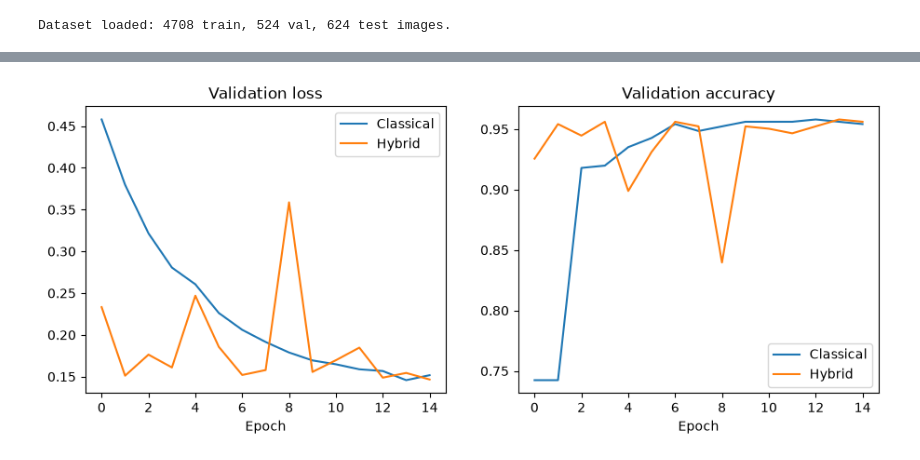
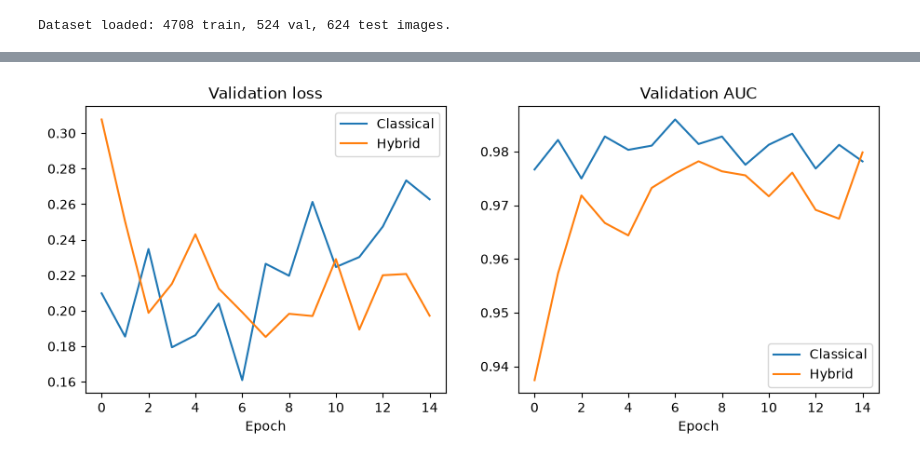
Before and after one commit to Pratz2005/Quantum-Transfer-Learning, a Jupyter notebook: main.ipynb, the cells around one changed output, grey strips where cells are left out. Cells and saved outputs as stored; diff of their text form; code cells hidden in the pictures.

Commit message:
added class weights and val loss

```diff
--- a/main.ipynb
+++ b/main.ipynb
@@ -155,11 +206,13 @@ def train_and_evaluate(model, dataloaders, epochs=15, lr=1e-3):
 # %%
 class BottleneckClassicalClassifier(nn.Module):
-    def __init__(self, in_features=512, hidden_dim=4, num_classes=2):
+    def __init__(self, in_features=512, num_classes=2):
         super().__init__()
         self.net = nn.Sequential(
-            nn.Linear(in_features, hidden_dim),
+            nn.Linear(in_features, 4),
             nn.Tanh(),
-            nn.Linear(hidden_dim, num_classes)
+            nn.Linear(4, 4),      # classical stand-in for the quantum circuit (20 params vs 24)
+            nn.Tanh(),
+            nn.Linear(4, num_classes)
         )
 
     def forward(self, x):
@@ -167,6 +220,6 @@ class BottleneckClassicalClassifier(nn.Module):
 
 classical_model = BottleneckClassicalClassifier().to(device)
 print("Training Classical Baseline Model...")
-classical_model, classical_history = train_and_evaluate(classical_model, dataloaders, epochs=15, lr=1e-3)
+classical_model, classical_history = train_and_evaluate(classical_model, dataloaders, epochs=15, lr=5e-3, class_weights=class_w)
 # %% [output]
 Training Classical Baseline Model...
@@ -211,7 +265,6 @@ def quantum_circuit(inputs, weights):
     return [qml.expval(qml.PauliZ(i)) for i in range(n_qubits)]
 
 weight_shapes = {"weights": (q_depth, n_qubits, 3)}
-qlayer = qml.qnn.TorchLayer(quantum_circuit, weight_shapes)
 
 class HybridQuantumClassifier(nn.Module):
     def __init__(self, in_features=512, num_classes=2):
@@ -220,7 +273,7 @@ class HybridQuantumClassifier(nn.Module):
             nn.Linear(in_features, n_qubits),
             nn.Tanh()
         )
-        self.qlayer = qlayer
+        self.qlayer = qml.qnn.TorchLayer(quantum_circuit, weight_shapes)
         self.post_net = nn.Linear(n_qubits, num_classes)
 
     def forward(self, x):
@@ -244,7 +297,7 @@ print(qml.draw(quantum_circuit)(dummy_inputs, dummy_weights))
 
 hybrid_model = HybridQuantumClassifier().to(device)
 print("Training Hybrid Quantum Model...")
-hybrid_model, quantum_history = train_and_evaluate(hybrid_model, dataloaders, epochs=15, lr=5e-3)
+hybrid_model, quantum_history = train_and_evaluate(hybrid_model, dataloaders, epochs=15, lr=5e-3, class_weights=class_w)
 # %% [output]
 0: ─╭AngleEmbedding(M0)──Rot(0.00,0.00,0.00)─╭●───────╭X──Rot(0.00,0.00,0.00)─╭●───────╭X─┤  <Z>
 1: ─├AngleEmbedding(M0)──Rot(0.00,0.00,0.00)─╰X─╭●────│───Rot(0.00,0.00,0.00)─╰X─╭●────│──┤  <Z>
@@ -327,10 +380,13 @@ weighted avg       0.86      0.83      0.82       624
 # %%
 fig, axes = plt.subplots(1, 2, figsize=(11, 4))
 for name, h in [("Classical", classical_history), ("Hybrid", quantum_history)]:
     axes[0].plot(h['val_loss'], label=name)
-    axes[1].plot(h['val_acc'], label=name)
-axes[0].set_title("Validation loss"); axes[1].set_title("Validation accuracy")
-for a in axes: a.set_xlabel("Epoch"); a.legend()
+    axes[1].plot(h['val_auc'], label=name)
+axes[0].set_title("Validation loss")
+axes[1].set_title("Validation AUC")
+for a in axes:
+    a.set_xlabel("Epoch")
+    a.legend()
 plt.show()
 # %% [output]
-[figure, old version]
+[figure, new version]
```
Also changed, not shown: parts of 10 cells of this notebook.
